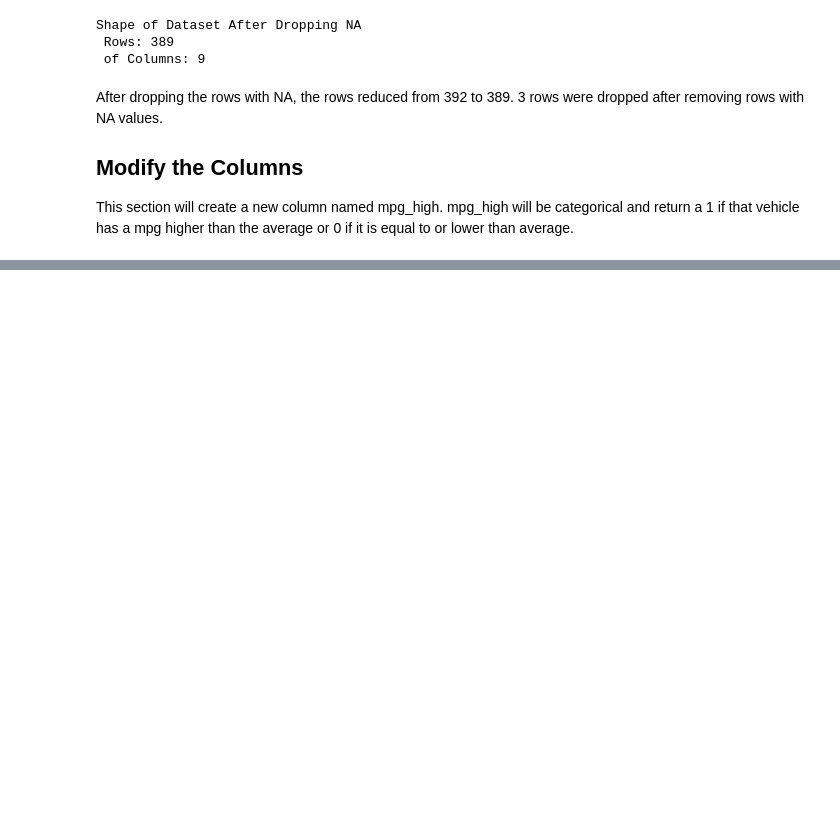
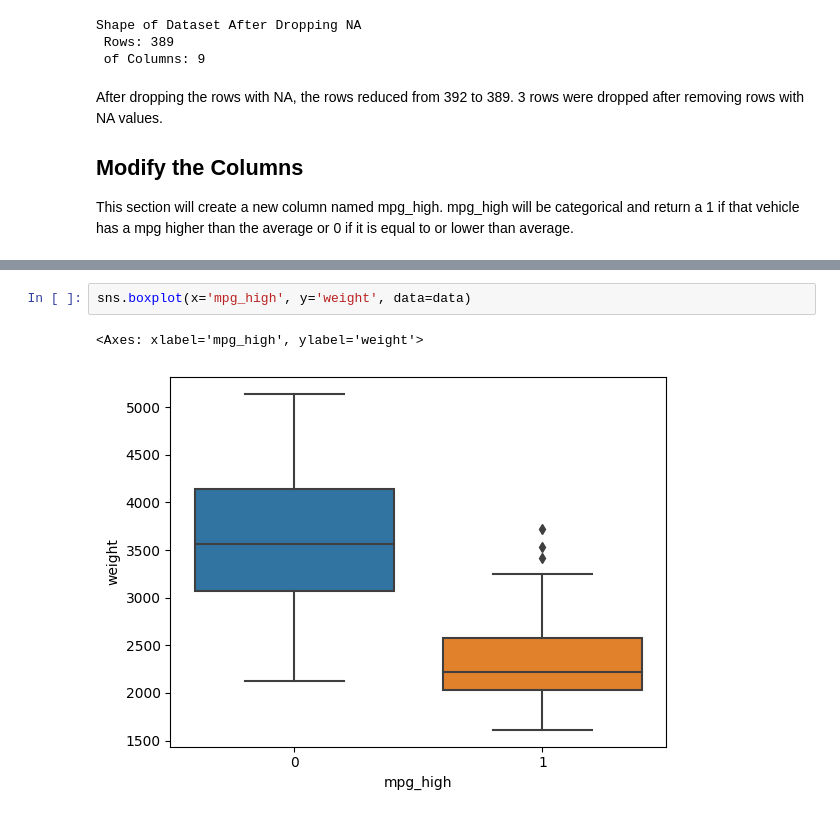
Before and after one commit to AlejoVinluan/ML-Examples, a Jupyter notebook: Program 5/sklearn.ipynb, the cells around one changed output, grey strips where cells are left out. Saved outputs shown, nothing was run; the diff lists cells and outputs as text; blank space fills up the shorter version.

```diff
--- a/Program 5/sklearn.ipynb
+++ b/Program 5/sklearn.ipynb
@@ -214,0 +251,5 @@ Data head to show new mpg_high column
+# %%
+sns.boxplot(x='mpg_high', y='weight', data=data)
+# %% [output]
+<Axes: xlabel='mpg_high', ylabel='weight'>
+[figure, added]
```
Also changed, not shown: parts of 15 cells of this notebook.
